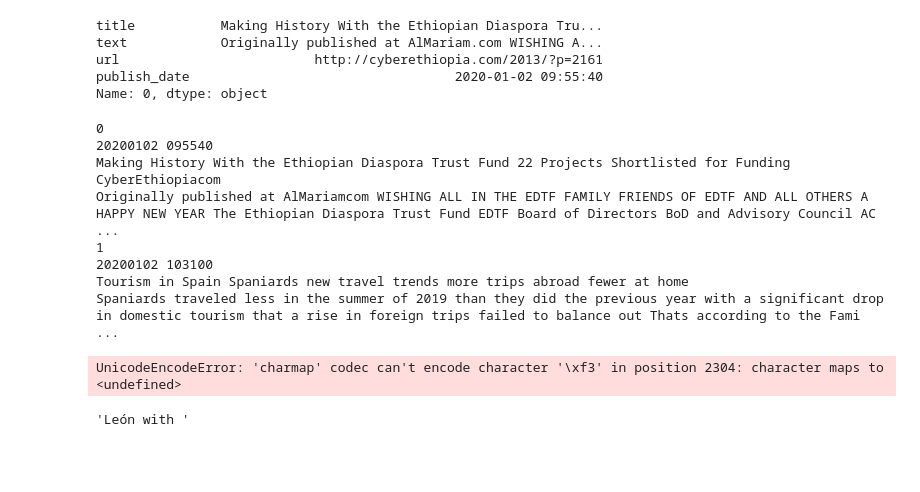
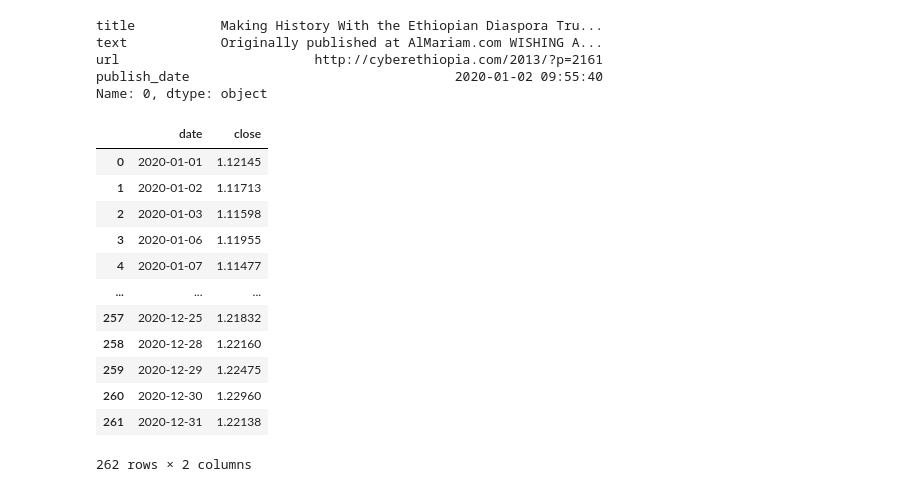
Before and after one commit to Hazeovich/SalesBot, a Jupyter notebook: getnews.ipynb, the cells around one changed output. Saved outputs shown, nothing was run; the diff lists cells and outputs as text; code cells hidden in the pictures; blank space fills up the shorter version.

Commit message:
start working with news text

```diff
--- a/getnews.ipynb
+++ b/getnews.ipynb
@@ -212,22 +204,24 @@ for i in range(df_news.shape[0]):
     title = news.title
     date = news.publish_date
 
-    print(f'{i}\n{date}\n{title}\n{text}')
+    #print(f'{i}\n{date}\n{title}\n{text}')
 
-    f = open(f'data/news_text/{date}_{title[:25]}', 'w')
+    f = open(f'data/news_text/{date}_{title[:25]}', 'w', encoding='utf-8')
     f.write(f'date: {date}\ntitle: {title}\n{text}')
     f.close()
-# %% [output]
-0
-20200102 095540
-Making History With the Ethiopian Diaspora Trust Fund 22 Projects Shortlisted for Funding  CyberEthiopiacom
-Originally published at AlMariamcom WISHING ALL IN THE EDTF FAMILY FRIENDS OF EDTF AND ALL OTHERS A HAPPY NEW YEAR The Ethiopian Diaspora Trust Fund EDTF Board of Directors BoD and Advisory Council AC ...
-1
-20200102 103100
-Tourism in Spain Spaniards new travel trends more trips abroad fewer at home
-Spaniards traveled less in the summer of 2019 than they did the previous year with a significant drop in domestic tourism that a rise in foreign trips failed to balance out Thats according to the Fami ...
-UnicodeEncodeError: 'charmap' codec can't encode character '\xf3' in position 2304: character maps to <undefined>
-# %%
-f'date: {df_news.iloc[1].publish_date}\ntitle: {df_news.iloc[1].title}\n{df_news.iloc[1].text}'[2300:2310]
-# %% [output]
-'León with '
+# %%
+df_one_year[['date', 'close']]
+# %% [output]
+|  | date | close |
+| 0 | 2020-01-01 | 1.12145 |
+| 1 | 2020-01-02 | 1.11713 |
+| 2 | 2020-01-03 | 1.11598 |
+| 3 | 2020-01-06 | 1.11955 |
+| 4 | 2020-01-07 | 1.11477 |
+| ... | ... | ... |
+| 257 | 2020-12-25 | 1.21832 |
+| 258 | 2020-12-28 | 1.22160 |
+| 259 | 2020-12-29 | 1.22475 |
+| 260 | 2020-12-30 | 1.22960 |
+| 261 | 2020-12-31 | 1.22138 |
+262 rows × 2 columns
```
Also changed, not shown: parts of 6 cells of this notebook, 2 other files.
